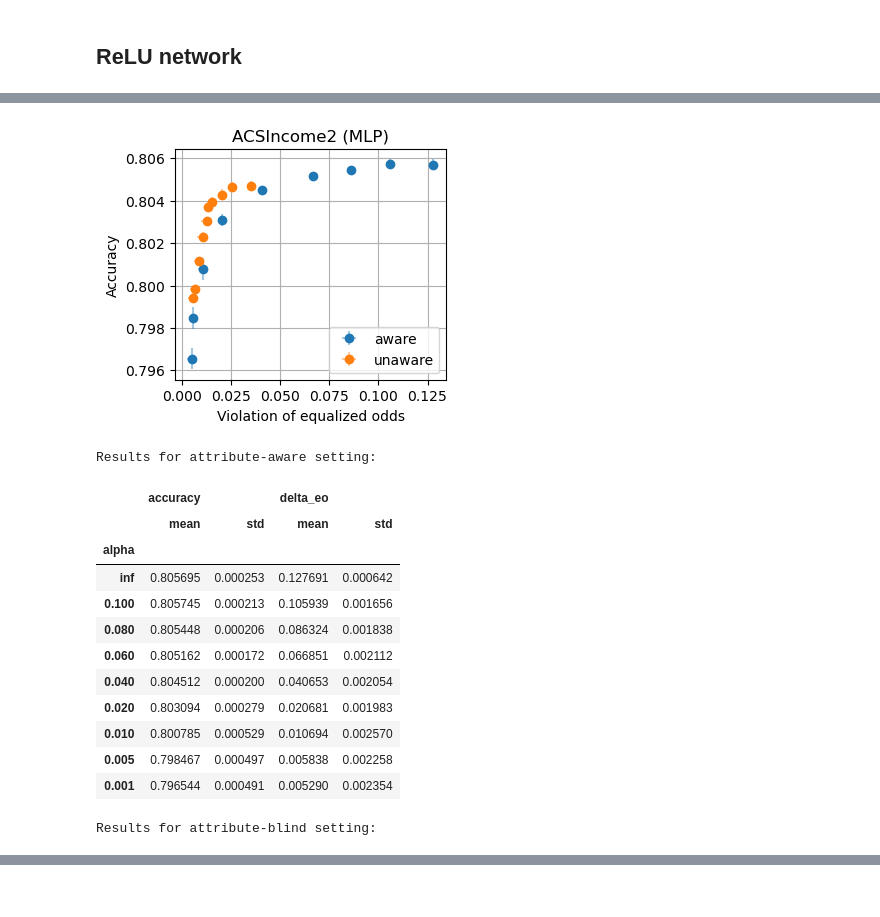
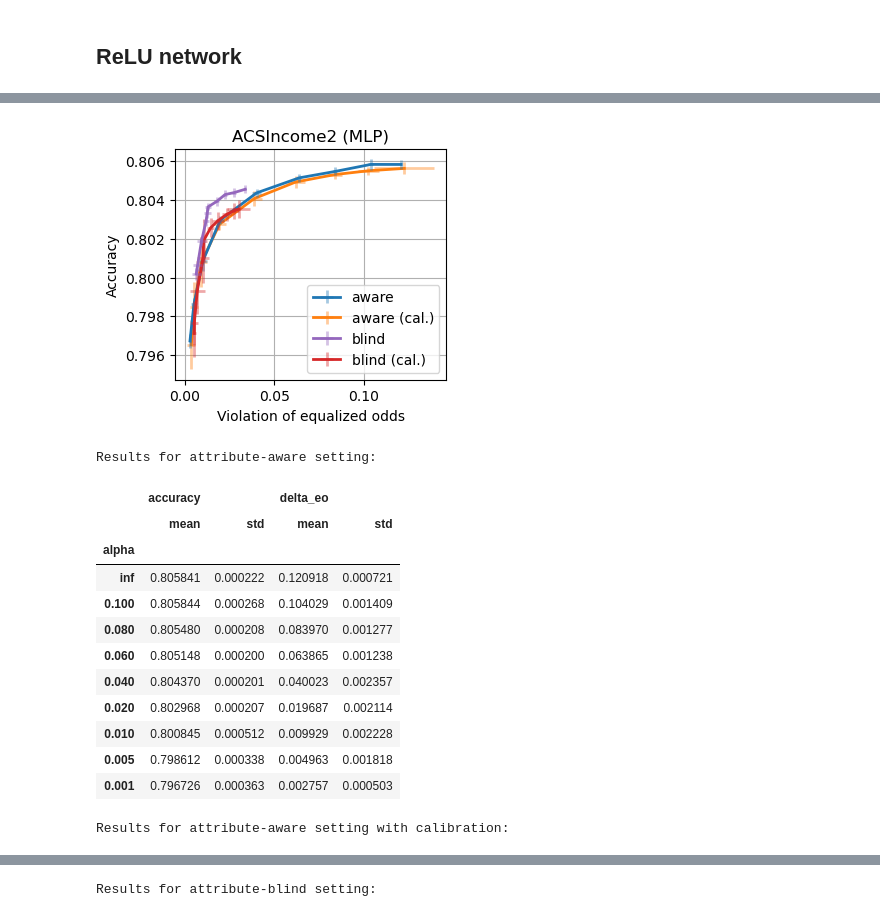
Before and after one commit to rxian/fair-classification, a Jupyter notebook: acsincome2.ipynb, the cells around one changed output, grey strips where cells are left out. Cells and saved outputs as stored; diff of their text form; code cells hidden in the pictures.

```diff
--- a/acsincome2.ipynb
+++ b/acsincome2.ipynb
@@ -1,4 +1,6 @@
 # %%
+from functools import partial
+
 import lightgbm
 import matplotlib.pyplot as plt
 import numpy as np
@@ -22,8 +24,11 @@ seeds = range(33, 38)
 seed_pretrain = 33
 
 # Settings for calibration
-split_ratio_calib = 0.3
-n_bins_calib = 70
+n_bins_calib = 100
+prior_strength_calib = 1
+calibrator_factory = partial(BinningCalibrator,
+                             n_bins=n_bins_calib,
+                             prior_strength=prior_strength_calib)
 
 max_workers = 32
 device = torch.device("cuda") if torch.cuda.is_available() else torch.device(
@@ -765,50 +1312,94 @@ Results for attribute-blind setting:
 # %%
 ## Post-processing for equalized odds
 
 df_aware = utils.postprocess_and_evaluate(
     [np.inf, 0.1, 0.08, 0.06, 0.04, 0.02, 0.01, 0.005, 0.001],
     seeds,
     'eo',
     ['accuracy', 'delta_eo'],
     **postprocess_kwargs,
 )
+df_aware_cal = utils.postprocess_and_evaluate(
+    [np.inf, 0.1, 0.08, 0.06, 0.04, 0.02, 0.01, 0.005, 0.001],
+    seeds,
+    'eo',
+    ['accuracy', 'delta_eo'],
+    calibrator_factory=calibrator_factory,
+    **postprocess_kwargs,
+)
 df_blind = utils.postprocess_and_evaluate(
     [np.inf, 0.03, 0.025, 0.02, 0.015, 0.01, 0.008, 0.005, 0.002, 0.001],
     seeds,
     'eo',
     ['accuracy', 'delta_eo'],
     **postprocess_u_kwargs,
 )
+df_blind_cal = utils.postprocess_and_evaluate(
+    [np.inf, 0.03, 0.025, 0.02, 0.015, 0.01, 0.008, 0.005, 0.002, 0.001],
+    seeds,
+    'eo',
+    ['accuracy', 'delta_eo'],
+    calibrator_factory=calibrator_factory,
+    **postprocess_u_kwargs,
+)
 
 fig, ax = plt.subplots(1, 1, figsize=(3.5, 3))
-utils.plot_results(ax, df_aware, 'delta_eo', 'accuracy', label='aware')
-utils.plot_results(ax, df_blind, 'delta_eo', 'accuracy', label='unaware')
+utils.plot_results(ax,
+                   df_aware,
+                   'delta_eo',
+                   'accuracy',
+                   label='aware',
+                   zorder=20)
+utils.plot_results(ax,
+                   df_aware_cal,
+                   'delta_eo',
+                   'accuracy',
+                   label='aware (cal.)',
+                   zorder=10)
+utils.plot_results(ax,
+                   df_blind,
+                   'delta_eo',
+                   'accuracy',
+                   label='blind',
+                   color='tab:purple',
+                   zorder=40)
+utils.plot_results(ax,
+                   df_blind_cal,
+                   'delta_eo',
+                   'accuracy',
+                   label='blind (cal.)',
+                   color='tab:red',
+                   zorder=30)
 ax.set_xlabel("Violation of equalized odds")
 ax.set_ylabel("Accuracy")
 ax.set_title("ACSIncome2 (MLP)")
 ax.legend()
 plt.show()
 
 print("Results for attribute-aware setting:")
 display(df_aware)
+print("Results for attribute-aware setting with calibration:")
+display(df_aware_cal)
 print("Results for attribute-blind setting:")
 display(df_blind)
+print("Results for attribute-blind setting with calibration:")
+display(df_blind_cal)
 # %% [output]
-[figure, old version]
+[figure, new version]
 Results for attribute-aware setting:
 |  | accuracy |  | delta_eo |  |
 |  | mean | std | mean | std |
 | alpha |  |  |  |  |
-| inf | 0.805695 | 0.000253 | 0.127691 | 0.000642 |
-| 0.100 | 0.805745 | 0.000213 | 0.105939 | 0.001656 |
-| 0.080 | 0.805448 | 0.000206 | 0.086324 | 0.001838 |
-| 0.060 | 0.805162 | 0.000172 | 0.066851 | 0.002112 |
-| 0.040 | 0.804512 | 0.000200 | 0.040653 | 0.002054 |
-| 0.020 | 0.803094 | 0.000279 | 0.020681 | 0.001983 |
-| 0.010 | 0.800785 | 0.000529 | 0.010694 | 0.002570 |
-| 0.005 | 0.798467 | 0.000497 | 0.005838 | 0.002258 |
-| 0.001 | 0.796544 | 0.000491 | 0.005290 | 0.002354 |
+| inf | 0.805841 | 0.000222 | 0.120918 | 0.000721 |
+| 0.100 | 0.805844 | 0.000268 | 0.104029 | 0.001409 |
+| 0.080 | 0.805480 | 0.000208 | 0.083970 | 0.001277 |
+| 0.060 | 0.805148 | 0.000200 | 0.063865 | 0.001238 |
+| 0.040 | 0.804370 | 0.000201 | 0.040023 | 0.002357 |
+| 0.020 | 0.802968 | 0.000207 | 0.019687 | 0.002114 |
+| 0.010 | 0.800845 | 0.000512 | 0.009929 | 0.002228 |
+| 0.005 | 0.798612 | 0.000338 | 0.004963 | 0.001818 |
+| 0.001 | 0.796726 | 0.000363 | 0.002757 | 0.000503 |
-Results for attribute-blind setting:
+Results for attribute-aware setting with calibration:
 |  | accuracy |  | delta_eo |  |
 |  | mean | std | mean | std |
 | alpha |  |  |  |  |
@@ -824,0 +1415 @@ Results for attribute-blind setting:
+Results for attribute-blind setting:
```
Also changed, not shown: parts of 32 cells of this notebook, 8 other files.
